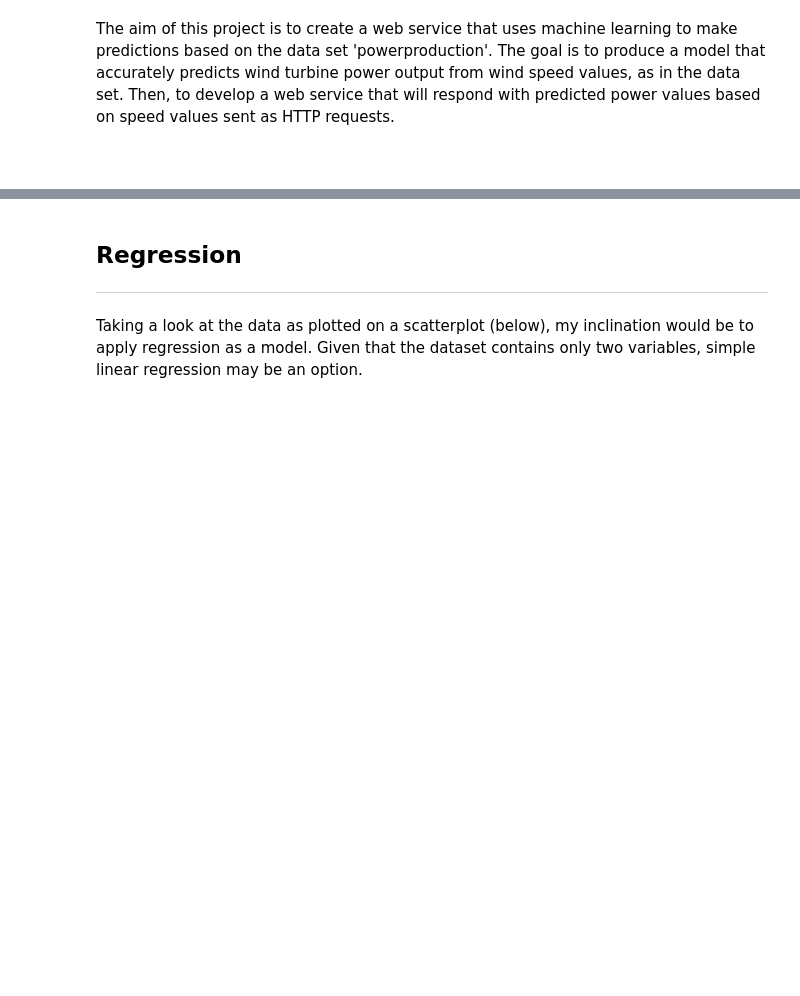
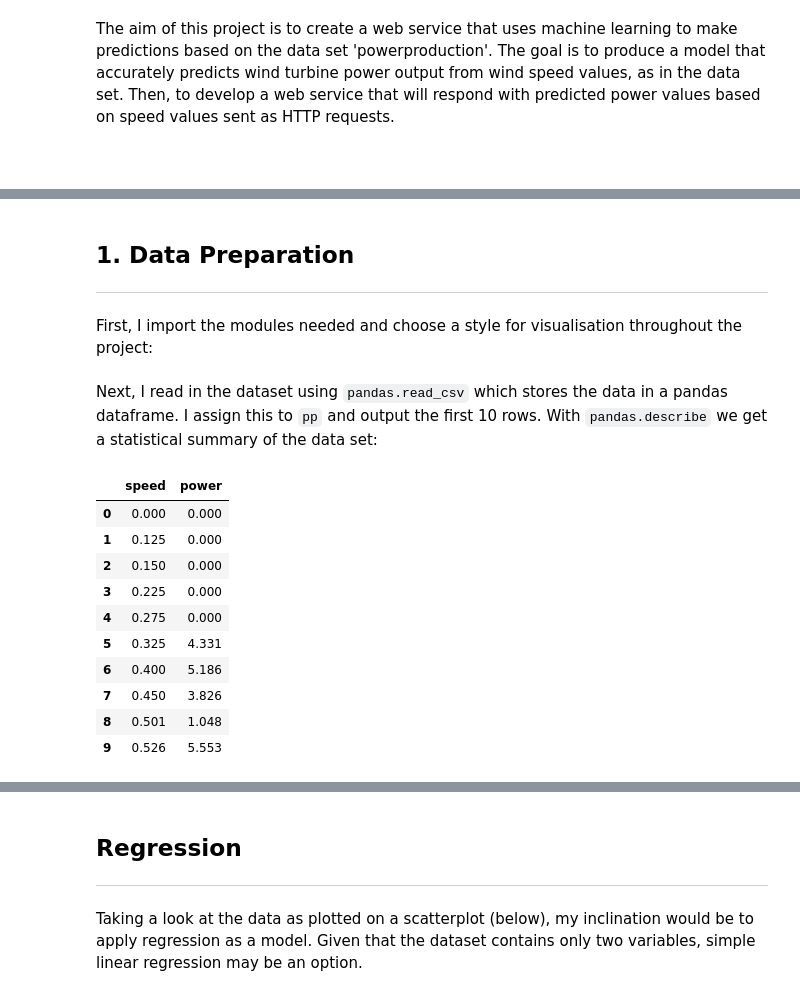
Before and after one commit to colm-o-caoimh/MachineLearning, a Jupyter notebook: mls_project2020.ipynb, the cells around one changed output, grey strips where cells are left out. Cells and saved outputs as stored; diff of their text form; code cells hidden in the pictures; blank space fills up the shorter version.

```diff
--- a/mls_project2020.ipynb
+++ b/mls_project2020.ipynb
@@ -7,0 +24,6 @@ The aim of this project is to create a web service that uses machine learning to
+# %% [markdown]
+## 1. Data Preparation
+
+***
+# %% [markdown]
+First, I import the modules needed and choose a style for visualisation throughout the project:
@@ -7,0 +53,20 @@ The aim of this project is to create a web service that uses machine learning to
+# %% [markdown]
+Next, I read in the dataset using `pandas.read_csv` which stores the data in a pandas dataframe. I assign this to `pp` and output the first 10 rows. With `pandas.describe` we get a statistical summary of the data set:
+# %%
+# Read in data set
+pp = pd.read_csv('powerproduction.csv')
+
+# Output first 10 rows
+pp.head(10)
+# %% [output]
+|  | speed | power |
+| 0 | 0.000 | 0.000 |
+| 1 | 0.125 | 0.000 |
+| 2 | 0.150 | 0.000 |
+| 3 | 0.225 | 0.000 |
+| 4 | 0.275 | 0.000 |
+| 5 | 0.325 | 4.331 |
+| 6 | 0.400 | 5.186 |
+| 7 | 0.450 | 3.826 |
+| 8 | 0.501 | 1.048 |
+| 9 | 0.526 | 5.553 |
```
Also changed, not shown: parts of 32 cells of this notebook, 3 other files.
